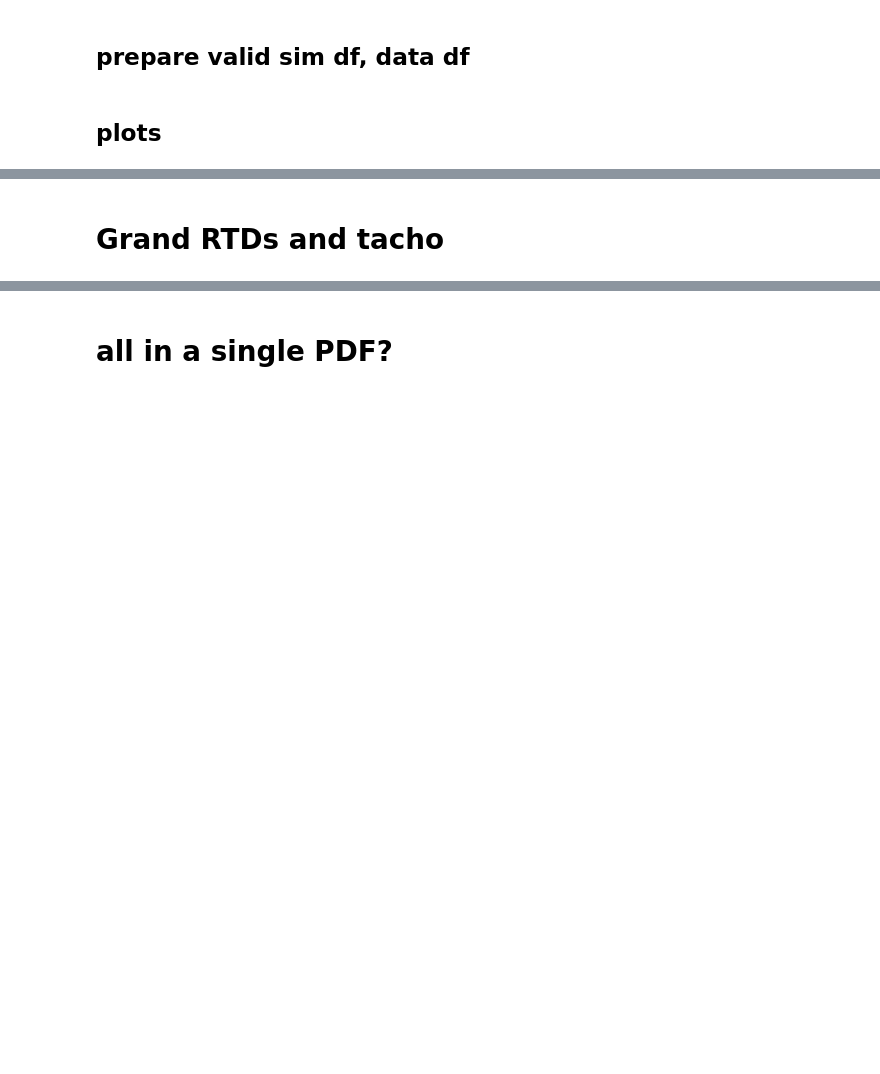
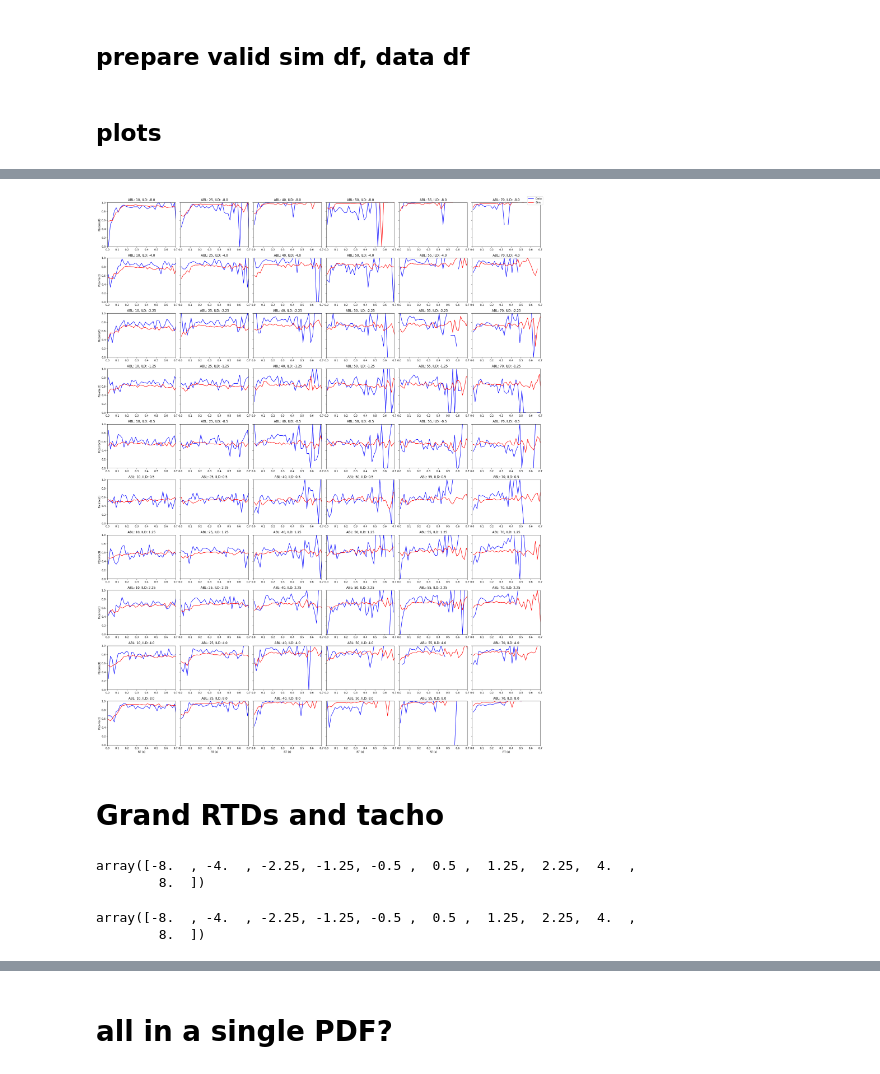
Before and after one commit to rakaar/ddm_data, a Jupyter notebook: explore_more_data/fit_comparable.ipynb, the cells around one changed output, grey strips where cells are left out. Drawn from its saved outputs; the diff is of its cells as text; code cells hidden in the pictures; blank space fills up the shorter version.

```diff
--- a/explore_more_data/fit_comparable.ipynb
+++ b/explore_more_data/fit_comparable.ipynb
@@ -606,38 +531,54 @@ def plot_tacho(df_1):
     grouped = df_1.groupby('RT_bin', observed=False)['correct'].agg(['mean', 'count'])
     grouped['bin_mid'] = grouped.index.map(lambda x: x.mid)
     return grouped['bin_mid'], grouped['mean']
+ILD_arr_minus_zero = [x for x in ILD_arr if x != 0]
 
-n_rows = len(ILD_arr)
+n_rows = len(ILD_arr_minus_zero)
 n_cols = len(ABL_arr)
 
 # === Define fig2 ===
 fig2, axs = plt.subplots(n_rows, n_cols, figsize=(4 * n_cols, 3 * n_rows), sharey='row')
 
-for i_idx, ILD in enumerate(ILD_arr):
+for i_idx, ILD in enumerate(ILD_arr_minus_zero):
     for a_idx, ABL in enumerate(ABL_arr):
         ax = axs[i_idx, a_idx] if n_rows > 1 else axs[a_idx]
 
         sim_df_1_ABL_ILD = sim_df_1[(sim_df_1['ABL'] == ABL) & (sim_df_1['ILD'] == ILD)]
         data_df_1_ABL_ILD = data_df_1[(data_df_1['ABL'] == ABL) & (data_df_1['ILD'] == ILD)]
 
         sim_tacho_x, sim_tacho_y = plot_tacho(sim_df_1_ABL_ILD)
         data_tacho_x, data_tacho_y = plot_tacho(data_df_1_ABL_ILD)
 
         # Plotting
         ax.plot(data_tacho_x, data_tacho_y, color='b', label='Data' if (i_idx == 0 and a_idx == 0) else "")
         ax.plot(sim_tacho_x, sim_tacho_y, color='r', label='Sim' if (i_idx == 0 and a_idx == 0) else "")
 
-        ax.set_ylim([0.5, 1.05])
+        ax.set_ylim([0, 1])
         ax.set_xlim([0, 0.7])
         ax.set_title(f"ABL: {ABL}, ILD: {ILD}")
         if a_idx == 0:
             ax.set_ylabel("P(correct)")
         if i_idx == n_rows - 1:
             ax.set_xlabel("RT (s)")
 
 fig2.tight_layout()
 fig2.legend(loc='upper right')
 plt.show()
+# %% [output]
+[figure, added]
 # %% [markdown]
 # Grand RTDs and tacho
+# %%
+# remove 0 ILD rows  from data_df_1
+data_df_1 = data_df_1[data_df_1['ILD'] != 0]
+
+np.sort(data_df_1['ILD'].unique())
+# %% [output]
+array([-8.  , -4.  , -2.25, -1.25, -0.5 ,  0.5 ,  1.25,  2.25,  4.  ,
+        8.  ])
+# %%
+np.sort(sim_df_1['ILD'].unique())
+# %% [output]
+array([-8.  , -4.  , -2.25, -1.25, -0.5 ,  0.5 ,  1.25,  2.25,  4.  ,
+        8.  ])
 # %%
```
Also changed, not shown: parts of 26 cells of this notebook, 5 other files.
